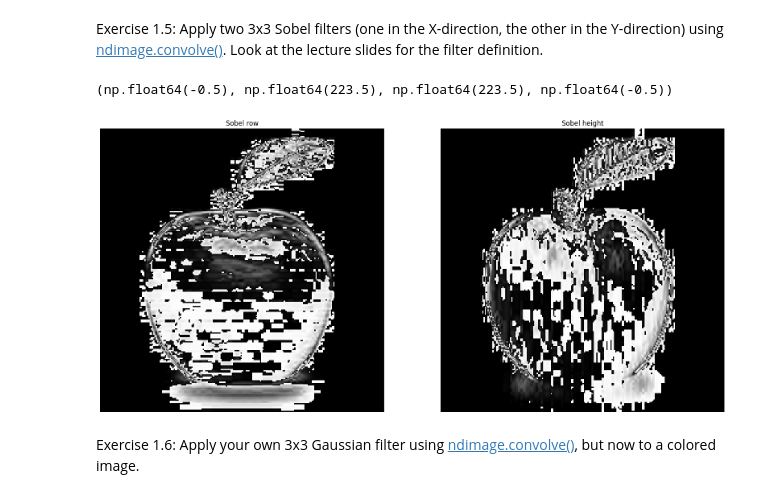
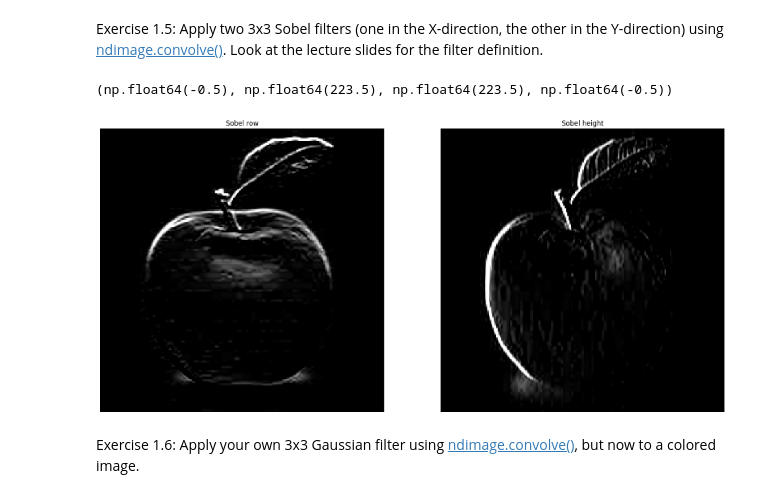
Before and after one commit to PedroMMarinho/FEUP-CV, a Jupyter notebook: lab2/02-image-enhancement.ipynb, the cells around one changed output. Saved outputs shown, nothing was run; the diff lists cells and outputs as text; code cells hidden in the pictures.

```diff
--- a/lab2/02-image-enhancement.ipynb
+++ b/lab2/02-image-enhancement.ipynb
@@ -177,34 +177,34 @@ Sum of weights 1.0
 # %% [markdown]
 Exercise 1.5: Apply two 3x3 Sobel filters (one in the X-direction, the other in the Y-direction) using [ndimage.convolve()](https://docs.scipy.org/doc/scipy/reference/generated/scipy.ndimage.convolve.html). Look at the lecture slides for the filter definition.
 # %%
-img = cv2.imread(os.path.join(dataDir, 'apple.jpg'), cv2.IMREAD_GRAYSCALE)
+img = cv2.imread(os.path.join(dataDir, 'apple.jpg'), cv2.IMREAD_GRAYSCALE).astype(np.float32)
 
 
 row_weights = np.array([[-1,-2,-1],
                         [0,0,0],
                         [1,2,1]])
 
 height_weights = np.array([[-1,0,1],
                            [-2,0,2],
                            [-1,0,1]])
 
 sobel_row_filter = ndimage.convolve(img,weights=row_weights)
 
 sobel_height_filter = ndimage.convolve(img, weights=height_weights)
 
 f, axarr = plt.subplots(1,2, figsize=(20, 10))
 
 axarr[0].imshow(sobel_row_filter,cmap="gray",vmin=0,vmax=255)
 axarr[0].set_title("Sobel row")
 axarr[0].axis("off")
 
 
 axarr[1].imshow(sobel_height_filter,cmap="gray",vmin=0,vmax=255)
 axarr[1].set_title("Sobel height")
 axarr[1].axis("off")
 # %% [output]
 (np.float64(-0.5), np.float64(223.5), np.float64(223.5), np.float64(-0.5))
-[figure, old version]
+[figure, new version]
 # %% [markdown]
 Exercise 1.6: Apply your own 3x3 Gaussian filter using [ndimage.convolve()](https://docs.scipy.org/doc/scipy/reference/generated/scipy.ndimage.convolve.html), but now to a colored image.
 # %%
```
Also changed, not shown: 3 other files.
